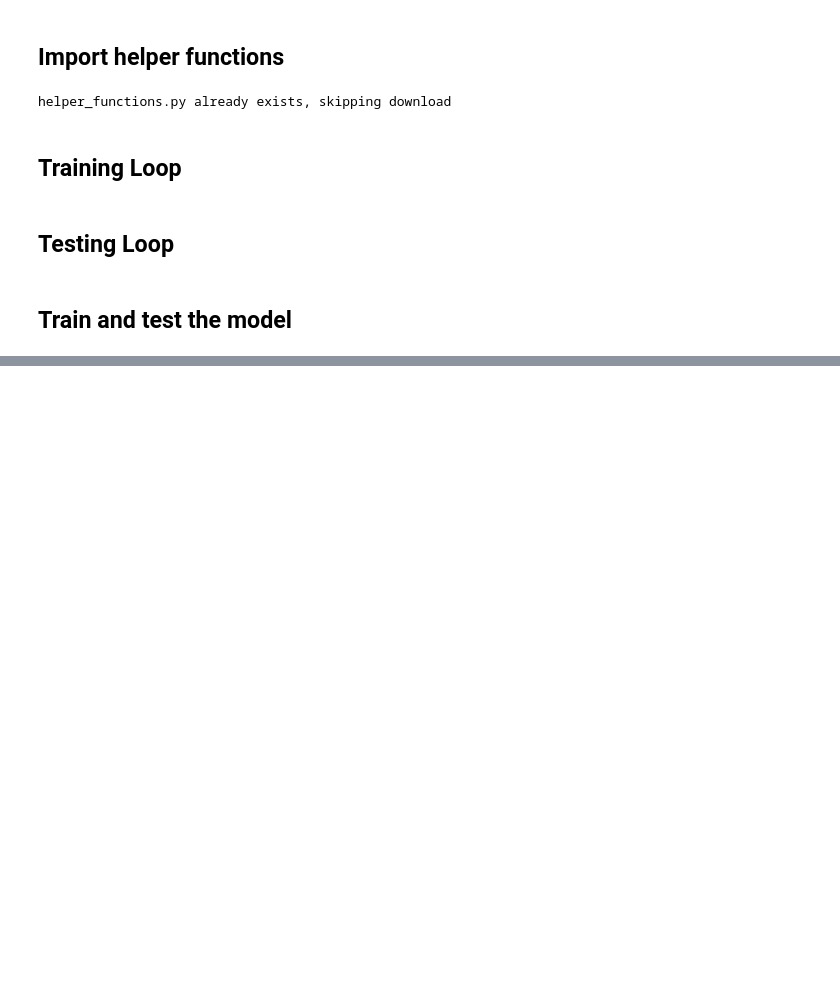
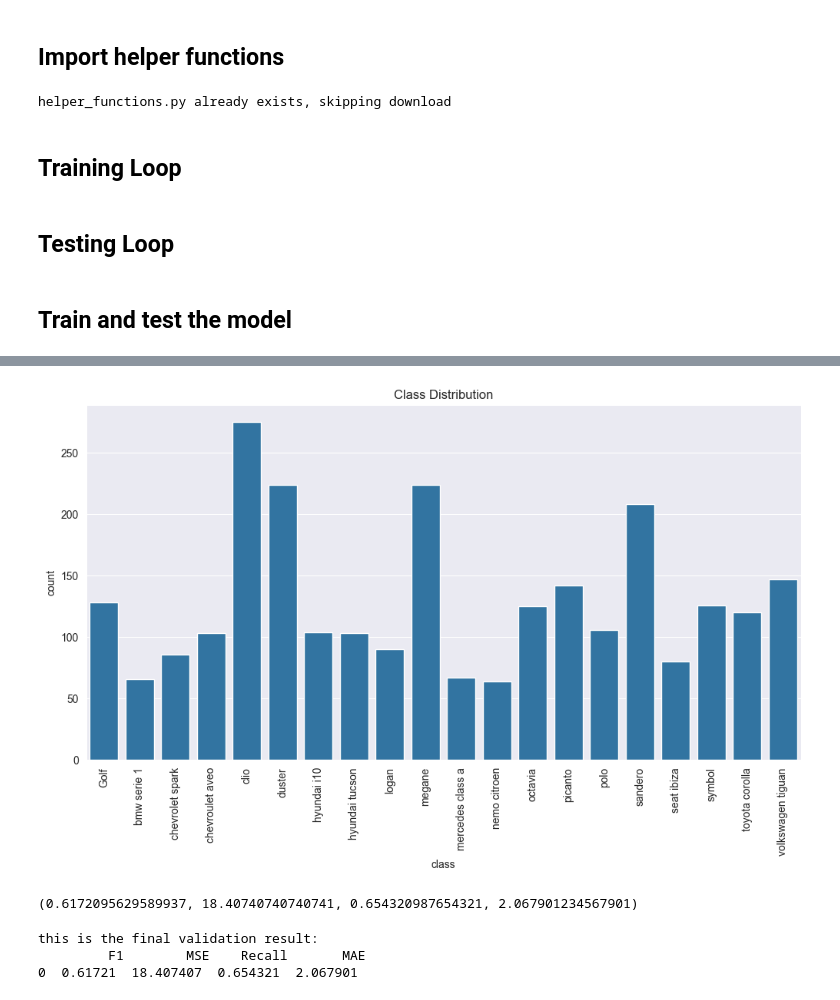
Before and after one commit to studjules/car_classification, a Jupyter notebook: car_classifier.ipynb, the cells around one changed output, grey strips where cells are left out. Saved outputs shown, nothing was run; the diff lists cells and outputs as text; code cells hidden in the pictures; blank space fills up the shorter version.

```diff
--- a/car_classifier.ipynb
+++ b/car_classifier.ipynb
@@ -385,0 +447,23 @@ torch.save(model_3.state_dict(), "car_classification_model.pth")
+# %%
+# check the distribution of the dataset classes
+
+
+# Create a DataFrame with the class labels and the number of images in each class
+class_distribution = pd.DataFrame({
+    "class": car_dataset.classes,
+    "count": [0] * len(car_dataset.classes)
+})
+
+# Count the number of images in each class
+for _, label in train_data:
+    class_distribution.loc[label, "count"] += 1
+
+# Plot the class distribution
+plt.figure(figsize=(12, 6))
+sns.barplot(data=class_distribution, x="class", y="count")
+plt.xticks(fontsize=10, rotation=90)
+plt.yticks(fontsize=10)
+plt.title("Class Distribution")
+plt.show()
+# %% [output]
+[figure, added]
@@ -385,0 +472,23 @@ torch.save(model_3.state_dict(), "car_classification_model.pth")
+# %%
+from sklearn.metrics import f1_score, mean_squared_error, recall_score, mean_absolute_error
+f1 = f1_score(label_list, flat_list, average="weighted")
+mse = mean_squared_error(label_list, flat_list)
+recall = recall_score(label_list, flat_list, average="weighted")
+mae = mean_absolute_error(label_list, flat_list)
+f1, mse, recall, mae
+# %% [output]
+(0.6172095629589937, 18.40740740740741, 0.654320987654321, 2.067901234567901)
+# %%
+# make a table of all the metrics
+metrics = pd.DataFrame({
+    "F1": f1,
+    "MSE": mse,
+    "Recall": recall,
+    "MAE": mae
+}, index=[0])
+
+print(f"this is the final validation result:\n {metrics}")
+# %% [output]
+this is the final validation result:
+         F1        MSE    Recall       MAE
+0  0.61721  18.407407  0.654321  2.067901
```
Also changed, not shown: parts of 22 cells of this notebook, 1 other file.
